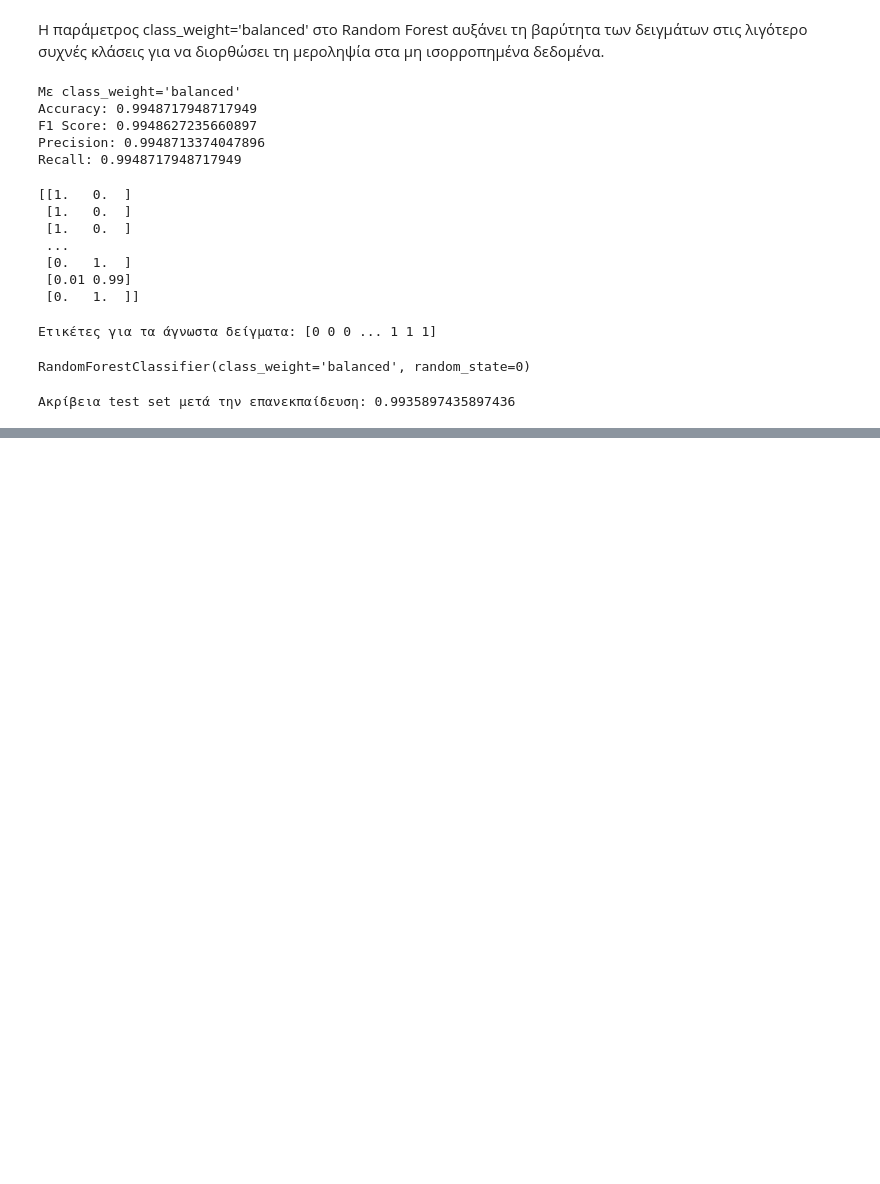
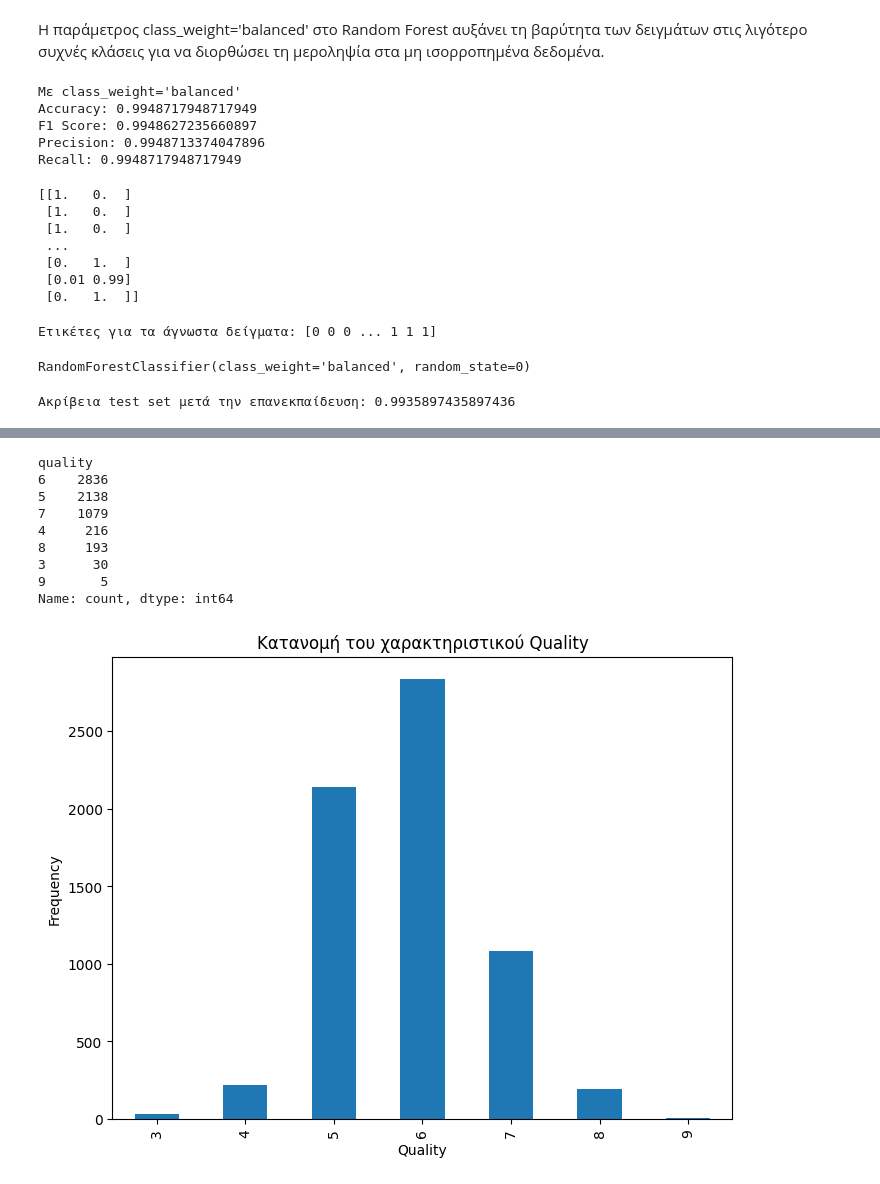
Before and after one commit to agterzis/Machine-Learning, a Jupyter notebook: Μηχανική_Μάθηση_Εργασία_4.ipynb, the cells around one changed output, grey strips where cells are left out. Drawn from its saved outputs; the diff is of its cells as text; code cells hidden in the pictures; blank space fills up the shorter version.

```diff
--- a/Μηχανική_Μάθηση_Εργασία_4.ipynb
+++ b/Μηχανική_Μάθηση_Εργασία_4.ipynb
@@ -204,0 +267,20 @@ print("Ακρίβεια test set μετά την επανεκπαίδευση:",
+# %%
+print(df_full['quality'].value_counts())
+
+plt.figure(figsize=(8, 6))
+df_full['quality'].value_counts().sort_index().plot(kind='bar')
+plt.title('Κατανομή του χαρακτηριστικού Quality')
+plt.xlabel('Quality')
+plt.ylabel('Frequency')
+plt.show()
+# %% [output]
+quality
+6    2836
+5    2138
+7    1079
+4     216
+8     193
+3      30
+9       5
+Name: count, dtype: int64
+[figure, added]
```
Also changed, not shown: parts of 33 cells of this notebook.
